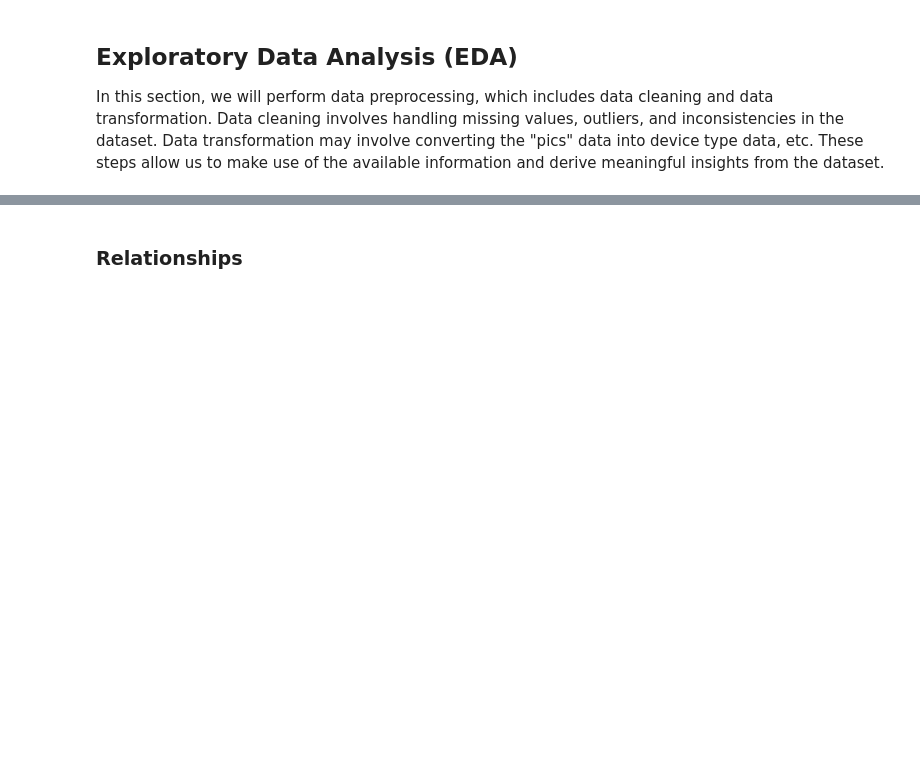
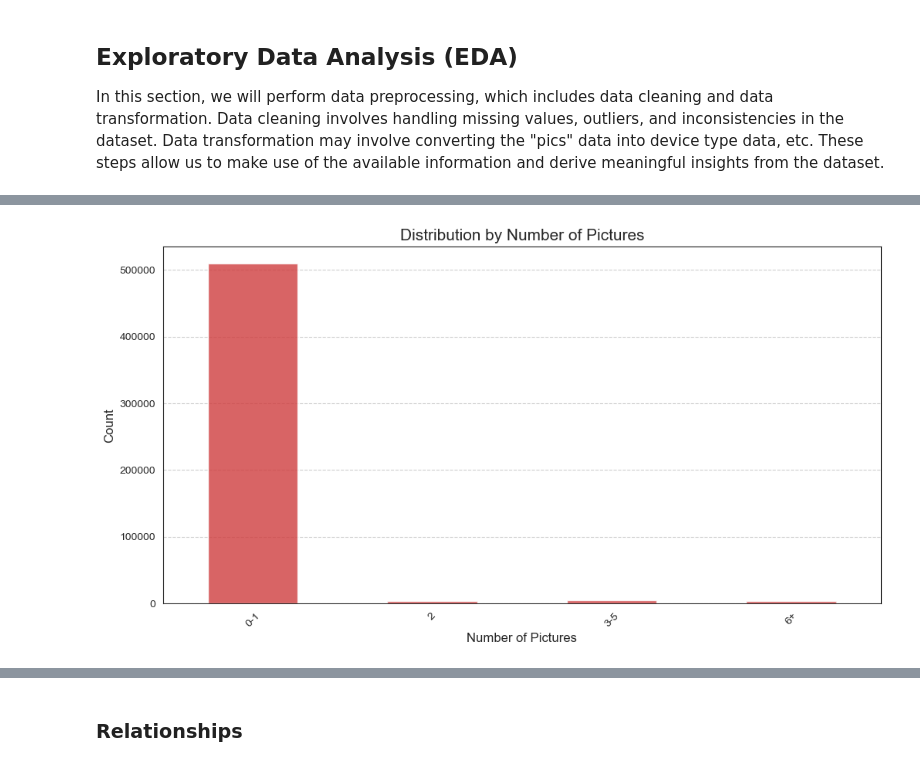
Before and after one commit to SkywingsWang/Masters-Degree-Dissertation, a Jupyter notebook: dissertation.ipynb, the cells around one changed output, grey strips where cells are left out. Saved outputs shown, nothing was run; the diff lists cells and outputs as text; code cells hidden in the pictures; blank space fills up the shorter version.

```diff
--- a/dissertation.ipynb
+++ b/dissertation.ipynb
@@ -169,16 +340,19 @@ plt.show()
 # %%
 # Histogram for data distribution by num_pics
 max_pics = 5
 data_modified['num_pics_binned'] = pd.cut(data_modified['num_pics'], bins=[-1, 1, 2, max_pics, data_modified['num_pics'].max()], labels=['0-1', '2', '3-'+str(max_pics), str(max_pics+1)+'+'])
 counts_pics = data_modified['num_pics_binned'].value_counts().sort_index()
+
 plt.figure(figsize=(12, 6))
-counts_pics.plot(kind='bar', alpha=0.7)
-plt.xlabel('Number of Pictures')
-plt.ylabel('Count')
-plt.title('Distribution of Data by Number of Pictures')
+counts_pics.plot(kind='bar', alpha=0.8, color="#CF3D3E")  # Using a brighter color from the Set2 palette
+plt.xlabel('Number of Pictures', fontsize=12)
+plt.ylabel('Count', fontsize=12)
+plt.title('Distribution by Number of Pictures', fontsize=15)
 plt.xticks(rotation=45)  # Rotate x-axis labels for better visibility
-plt.tight_layout()
+plt.grid(axis='y', linestyle='--')
 plt.show()
+# %% [output]
+[figure, added]
 # %%
 # Histogram for data distribution by has_resp
 counts = data_modified['has_resp'].value_counts().sort_index()
```
Also changed, not shown: parts of 44 cells of this notebook.
